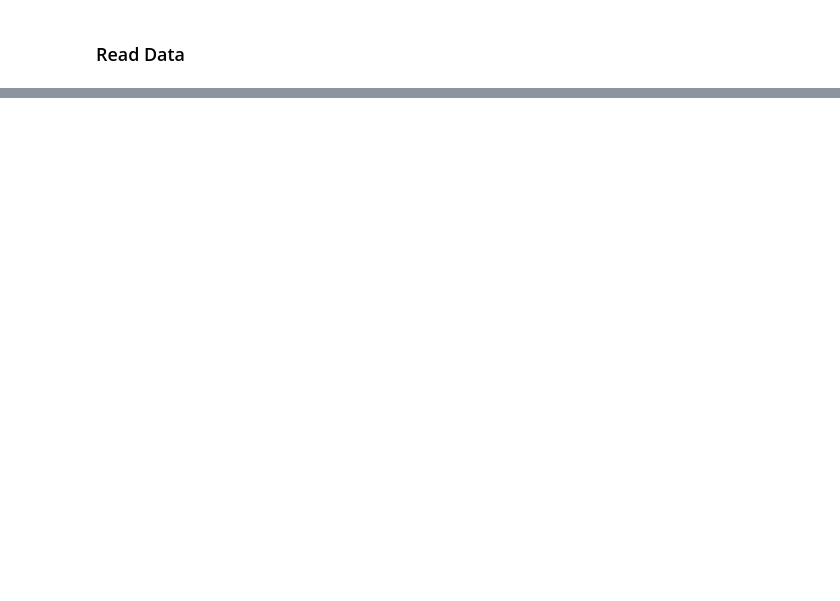
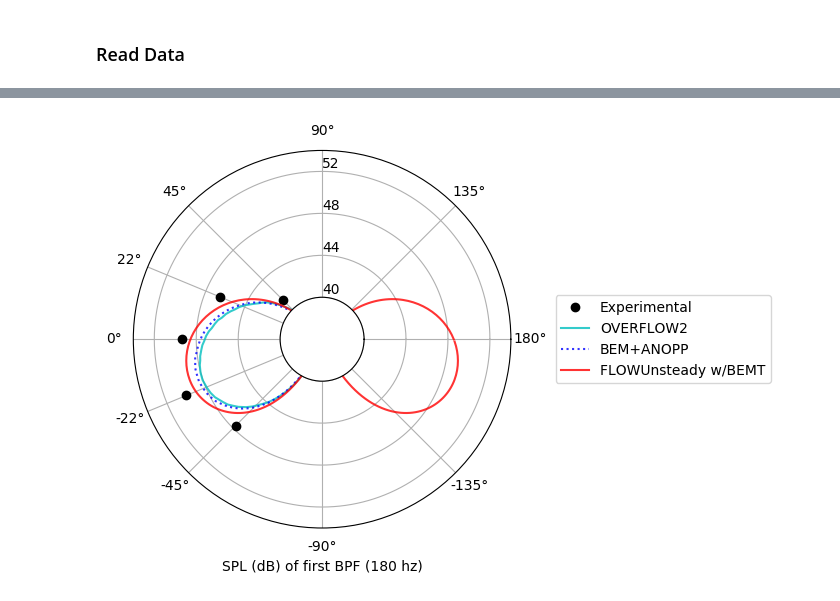
Before and after one commit to byuflowlab/FLOWUnsteady, a Jupyter notebook: examples/rotornoise/singlerotor.ipynb, the cells around one changed output, grey strips where cells are left out. Drawn from its saved outputs; the diff is of its cells as text; code cells hidden in the pictures; blank space fills up the shorter version.

```diff
--- a/examples/rotornoise/singlerotor.ipynb
+++ b/examples/rotornoise/singlerotor.ipynb
@@ -517,0 +517,18 @@ display(datasets)
+# %%
+# Make sure this grid is the same used as an observer by the aeroacoustic solution
+sph_R = 1.905                    # (m) radial distance from rotor hub
+sph_nR = 0
+sph_nphi = 0
+sph_ntht = 360                   # Number of microphones
+sph_thtmin = 0                   # (deg) first microphone's angle
+sph_thtmax = 360                 # (deg) last microphone's angle
+sph_phimax = 180
+sph_rotation = [90, 0, 0]        # Rotation of grid of microphones
+
+# Create observer grid
+grid = noise.observer_sphere(sph_R, sph_nR, sph_ntht, sph_nphi;
+                                thtmin=sph_thtmin, thtmax=sph_thtmax, phimax=sph_phimax,
+                                rotation=sph_rotation);
+
+# This function calculates the angle that corresponds to every microphone
+pangle(i) = -180/pi*atan(gt.get_node(grid, i)[1], gt.get_node(grid, i)[2])
@@ -517,0 +715,64 @@ display(datasets)
+# %%
+BPFi         = 1                     # BPF multiple to plot
+RPM          = 5400                  # RPM of solution
+BPF          = 2*RPM/60              # Blade passing frequency
+
+fieldname    = "spl_spectrum"        # Field to plot
+
+# Plot experimental and computational data reported by Zawodny et al., Fig. 14
+data_exp = CSV.read(joinpath("data", "zawodnydigitization2",
+                                        "zawodny_fig14_topright_exp00.csv"), datarow=1)
+data_of = CSV.read(joinpath("data",  "zawodnydigitization2",
+                                        "zawodny_fig14_topright_of00.csv"), datarow=1)
+data_pas = CSV.read(joinpath("data", "zawodnydigitization2",
+                                        "zawodny_fig14_topright_pas00.csv"), datarow=1)
+
+polar(pi/180*data_exp[!, 2], data_exp[!, 1], "o", label="Experimental", color="k")
+polar(pi/180*data_of[!, 2], data_of[!, 1], "-", label="OVERFLOW2", alpha=0.8, color="c")
+polar(pi/180*data_pas[!, 2], data_pas[!, 1], ":b", label="BEM+ANOPP", alpha=0.8)
+
+# Grab angles
+pointangles = pangle.(1:grid.nnodes)
+
+# Plot datasets
+for (lbl, _, _, freq_bins_bpm, stl, clr) in dataset_infos
+
+    # Fetch tonal noise
+    data_psw = datasets_psw[lbl][fieldname]
+    yi = data_psw["hs"]["Total_dB"]
+    fi = data_psw["hs"]["Frequency"]
+
+    df = data_psw["field"][1, 1, 2, fi] - data_psw["field"][1, 1, 1, fi] # Frequency step
+    freqi = ceil(Int, BPFi*BPF/df + 1)                           # Frequency index
+    freq = data_psw["field"][1, 1, freqi, fi]                    # Frequency
+    # _lbl = " @ $(data_psw["field"][1, 1, freqi, fi]) Hz"         # Frequency string
+    _lbl = ""
+
+    spl_psw = data_psw["field"][:, 1, freqi, yi]
+
+    # Fetch broadband noise
+    data_bpm = datasets_bpm[lbl][fieldname]
+    spl_bpm = [math.akima(freq_bins_bpm, data_bpm["field"][:, mici], freq) for mici in 1:grid.nnodes]
+
+    # Add tonal and broadband SPL together
+    spl = noise.addSPL(spl_psw, spl_bpm)
+
+
+    polar(pi/180*pointangles, spl, stl, label=lbl*_lbl, alpha=0.8, color=clr)
+end
+
+ax = gca()
+ax.set_theta_zero_location("W")
+ax.set_theta_direction(-1)
+ax.set_thetalim(pi/180*180*[1, -1])
+ax.set_rlabel_position(90)
+ax.set_rticks(40:4:52)
+ax.set_rlim([40, 54])
+ax.set_rorigin(36)
+ax.set_thetagrids(collect(-180:45/2:180)[[3, 5, 7, 8, 9, 10, 11, 13, 15, 17]])
+ax.grid(true)
+xlabel("SPL (dB) of first BPF ($(ceil(Int, BPFi*BPF)) hz)")
+legend(loc="center left", bbox_to_anchor=(1.1, 0.5))
+tight_layout();
+# %% [output]
+[figure, added]
```
Also changed, not shown: parts of 35 cells of this notebook, 39 other files.
